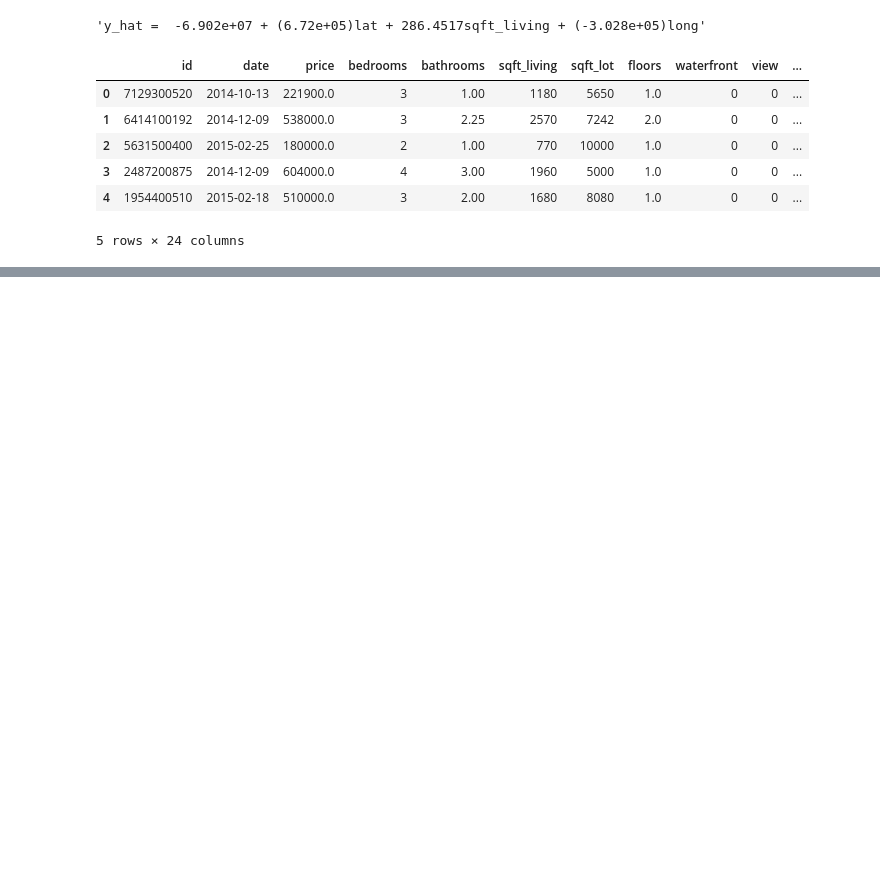
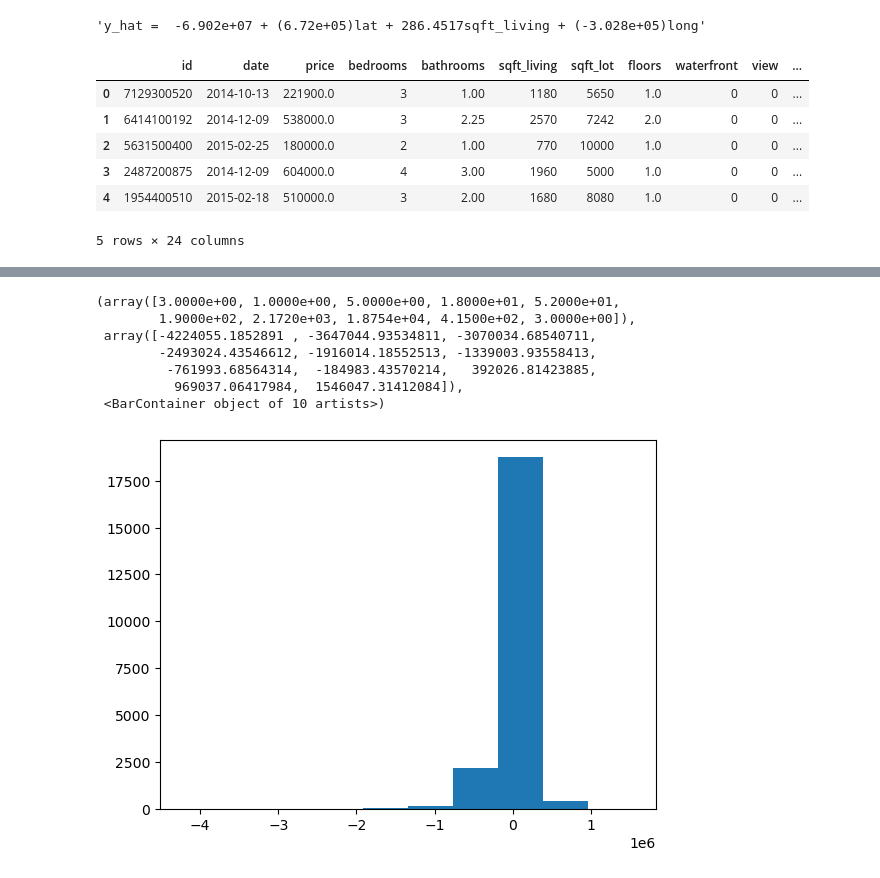
Before and after one commit to vicky887766/schulich-6666, a Jupyter notebook: Assignment 3.ipynb, the cells around one changed output, grey strips where cells are left out. Drawn from its saved outputs; the diff is of its cells as text; code cells hidden in the pictures; blank space fills up the shorter version.

```diff
--- a/Assignment 3.ipynb
+++ b/Assignment 3.ipynb
@@ -432,3 +453,5 @@ df.head()
 | 3 | 2487200875 | 2014-12-09 | 604000.0 | 4 | 3.00 | 1960 | 5000 | 1.0 | 0 | 0 | ... |
 | 4 | 1954400510 | 2015-02-18 | 510000.0 | 3 | 2.00 | 1680 | 8080 | 1.0 | 0 | 0 | ... |
 5 rows × 24 columns
+# %%
+pred_vals = results.predict(df[['lat','sqft_living','long']])
@@ -434,0 +473,2 @@ df.head()
+# %%
+res = pd.concat([pred_vals.to_frame().rename(columns={0:'y_hat'}),df['price']], axis=1)
@@ -434,0 +491,2 @@ df.head()
+# %%
+res['error'] = res['y_hat'] - res['price']
@@ -434,0 +510,2 @@ df.head()
+# %%
+res['sq_error'] = res['error']**2
@@ -434,0 +529,11 @@ df.head()
+# %%
+plt.hist(res['error'])
+# %% [output]
+(array([3.0000e+00, 1.0000e+00, 5.0000e+00, 1.8000e+01, 5.2000e+01,
+        1.9000e+02, 2.1720e+03, 1.8754e+04, 4.1500e+02, 3.0000e+00]),
+ array([-4224055.1852891 , -3647044.93534811, -3070034.68540711,
+        -2493024.43546612, -1916014.18552513, -1339003.93558413,
+         -761993.68564314,  -184983.43570214,   392026.81423885,
+          969037.06417984,  1546047.31412084]),
+ <BarContainer object of 10 artists>)
+[figure, added]
```
Also changed, not shown: parts of 44 cells of this notebook.
